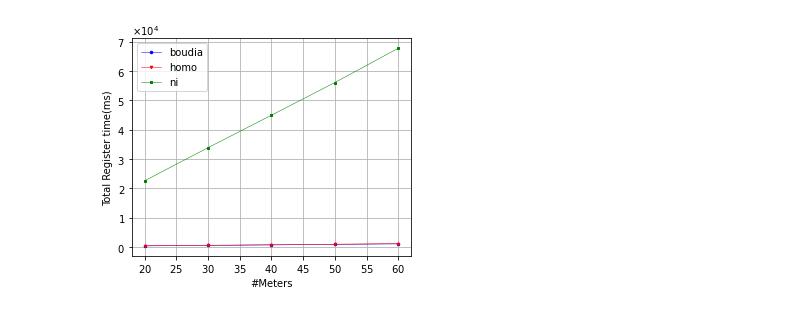
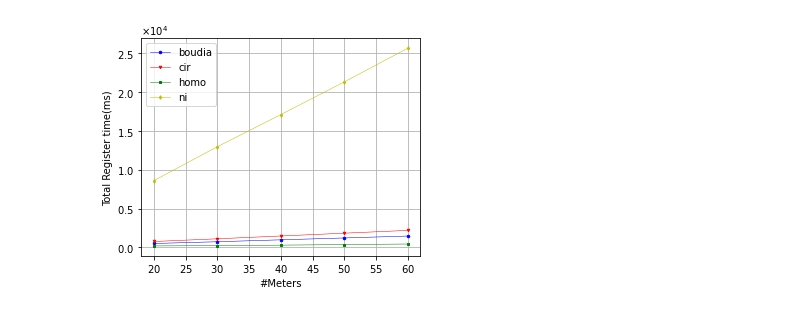
Before and after one commit to SevenBruce/CirAggregation, a Jupyter notebook: python/experments_fig.ipynb, the cells around one changed output. Drawn from its saved outputs; the diff is of its cells as text; code cells hidden in the pictures.

```diff
--- a/python/experments_fig.ipynb
+++ b/python/experments_fig.ipynb
@@ -63,0 +86,3 @@ Name: meter_num, dtype: int64
+# %%
+exp_name = avg_df_midx.index.get_level_values(1).drop_duplicates()
+display(exp_name)
@@ -73,3 +100,19 @@ plt.rcParams["savefig.dpi"] = 300
 plt.rcParams["axes.formatter.use_mathtext"] = True
 markers = ['o', 'v', 's', 'd', 'X']
 color = ['b', 'r', 'g', 'y']
+# %%
+# 注册阶段 电表总时间
+reg_func = [ 'oneTimeMeterRegTime' , 'meterRegTime_3', 'meterRegTime', 'oneTimeMeterRegTime']
+
+for i, e, f in zip(range(0,4), exp_name, reg_func):
+    x = avg_df_midx.loc[('raspberrypi', e, f)].index
+    y = avg_df_midx.loc[('raspberrypi', e, f), 'meter_time']/1e6
+    plt.plot(x, y, marker=markers[i], color=color[i], label=e)
+
+plt.xlabel('#Meters')
+plt.ylabel('Meter Register time(ms)')
+plt.ticklabel_format(axis='y', style='sci', scilimits=(-4, 3))
+plt.grid()
+plt.legend()
+plt.savefig('figs/meter_reg.pdf')
+plt.show()
@@ -76,17 +121,19 @@ color = ['b', 'r', 'g', 'y']
 # %%
-c = 0
-for x in exp_name:
-    if x[0] == 'cir' or 'Rep' in x[1]:
-        continue
-    plt.plot(avg_df.loc[x, 'meter_num'], avg_df.loc[x, 'total_time']/1e+6, marker=markers[c], color=color[c], label=x[0])
+# 注册阶段 总时间
+for i, e, f in zip(range(0,4), exp_name, reg_func):
+    rap_df = avg_df_midx.loc[('raspberrypi', e, f)]
+    host_df = avg_df_midx.loc[('BruceChen', e, f)]
+    x = rap_df.index
+    y = (host_df.ex_meter_time + rap_df.meter_time)/1e6
+    plt.plot(x, y, marker=markers[i], color=color[i], label=e)
 
-    plt.xlabel('#Meters')
-    plt.ylabel('Total Register time(ms)')
-    plt.ticklabel_format(axis='y', style='sci', scilimits=(-4, 3))
-    plt.grid()
-    plt.legend()
-    # plt.savefig('figs/compare/all_user.pdf')
-    c += 1
+plt.xlabel('#Meters')
+plt.ylabel('Total Register time(ms)')
+plt.ticklabel_format(axis='y', style='sci', scilimits=(-4, 3))
+plt.grid()
+plt.legend()
+plt.savefig('figs/total_reg.pdf')
+
 plt.show()
 # %% [output]
-[figure, old version]
+[figure, new version]
```
Also changed, not shown: parts of 15 cells of this notebook, 17 other files.
